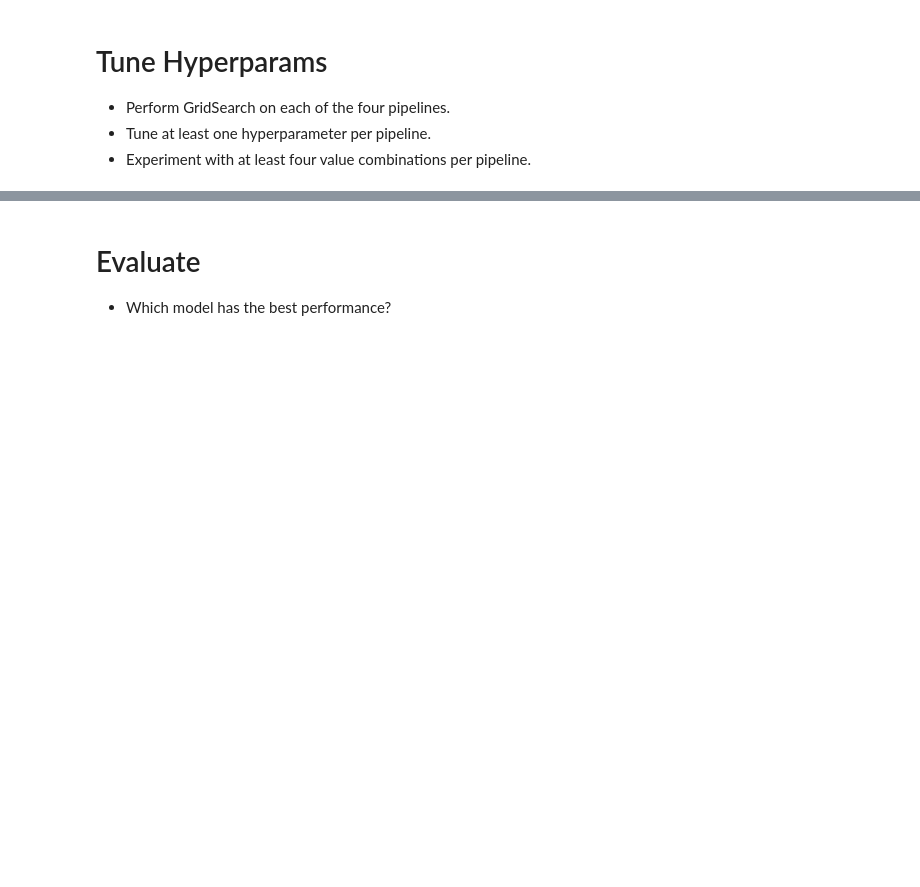
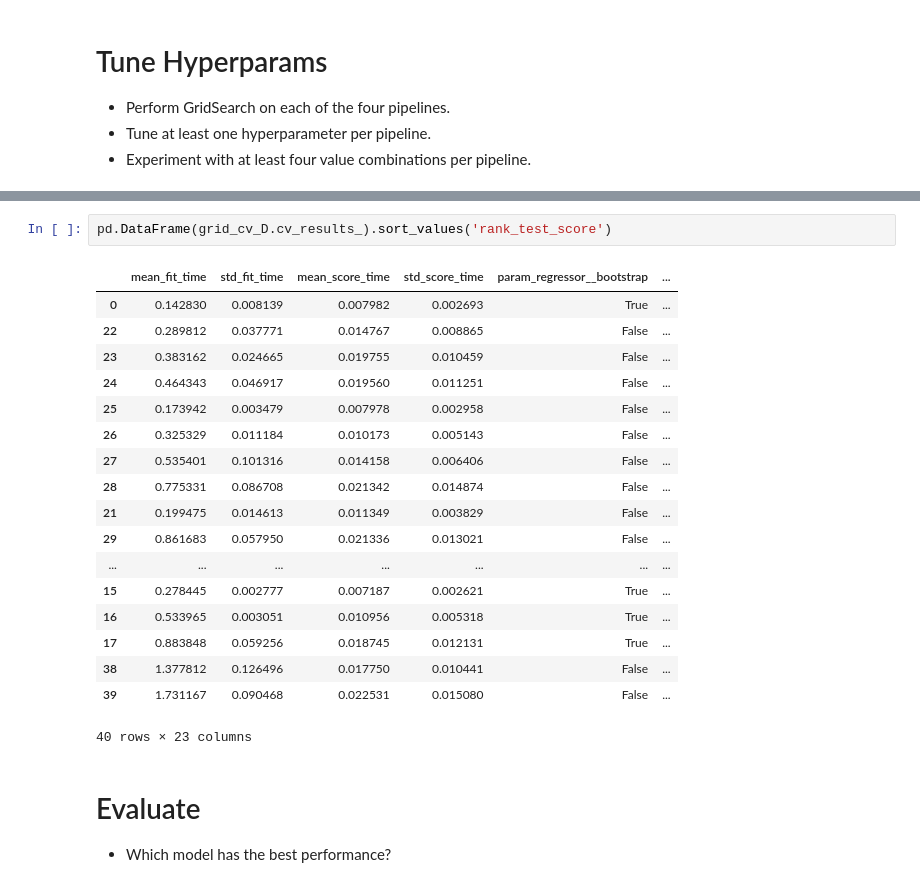
Before and after one commit to krishnakishore163/production, a Jupyter notebook: 02_activities/assignments/assignment_3.ipynb, the cells around one changed output, grey strips where cells are left out. Saved outputs shown, nothing was run; the diff lists cells and outputs as text; blank space fills up the shorter version.

```diff
--- a/02_activities/assignments/assignment_3.ipynb
+++ b/02_activities/assignments/assignment_3.ipynb
@@ -439,3 +614,24 @@ param_grids = {
+# %%
+pd.DataFrame(grid_cv_D.cv_results_).sort_values('rank_test_score')
+# %% [output]
+|  | mean_fit_time | std_fit_time | mean_score_time | std_score_time | param_regressor__bootstrap | ... |
+| 0 | 0.142830 | 0.008139 | 0.007982 | 0.002693 | True | ... |
+| 22 | 0.289812 | 0.037771 | 0.014767 | 0.008865 | False | ... |
+| 23 | 0.383162 | 0.024665 | 0.019755 | 0.010459 | False | ... |
+| 24 | 0.464343 | 0.046917 | 0.019560 | 0.011251 | False | ... |
+| 25 | 0.173942 | 0.003479 | 0.007978 | 0.002958 | False | ... |
+| 26 | 0.325329 | 0.011184 | 0.010173 | 0.005143 | False | ... |
+| 27 | 0.535401 | 0.101316 | 0.014158 | 0.006406 | False | ... |
+| 28 | 0.775331 | 0.086708 | 0.021342 | 0.014874 | False | ... |
+| 21 | 0.199475 | 0.014613 | 0.011349 | 0.003829 | False | ... |
+| 29 | 0.861683 | 0.057950 | 0.021336 | 0.013021 | False | ... |
+| ... | ... | ... | ... | ... | ... | ... |
+| 15 | 0.278445 | 0.002777 | 0.007187 | 0.002621 | True | ... |
+| 16 | 0.533965 | 0.003051 | 0.010956 | 0.005318 | True | ... |
+| 17 | 0.883848 | 0.059256 | 0.018745 | 0.012131 | True | ... |
+| 38 | 1.377812 | 0.126496 | 0.017750 | 0.010441 | False | ... |
+| 39 | 1.731167 | 0.090468 | 0.022531 | 0.015080 | False | ... |
+40 rows × 23 columns
 # %% [markdown]
 # Evaluate
 
```
Also changed, not shown: parts of 39 cells of this notebook, 3 other files.
